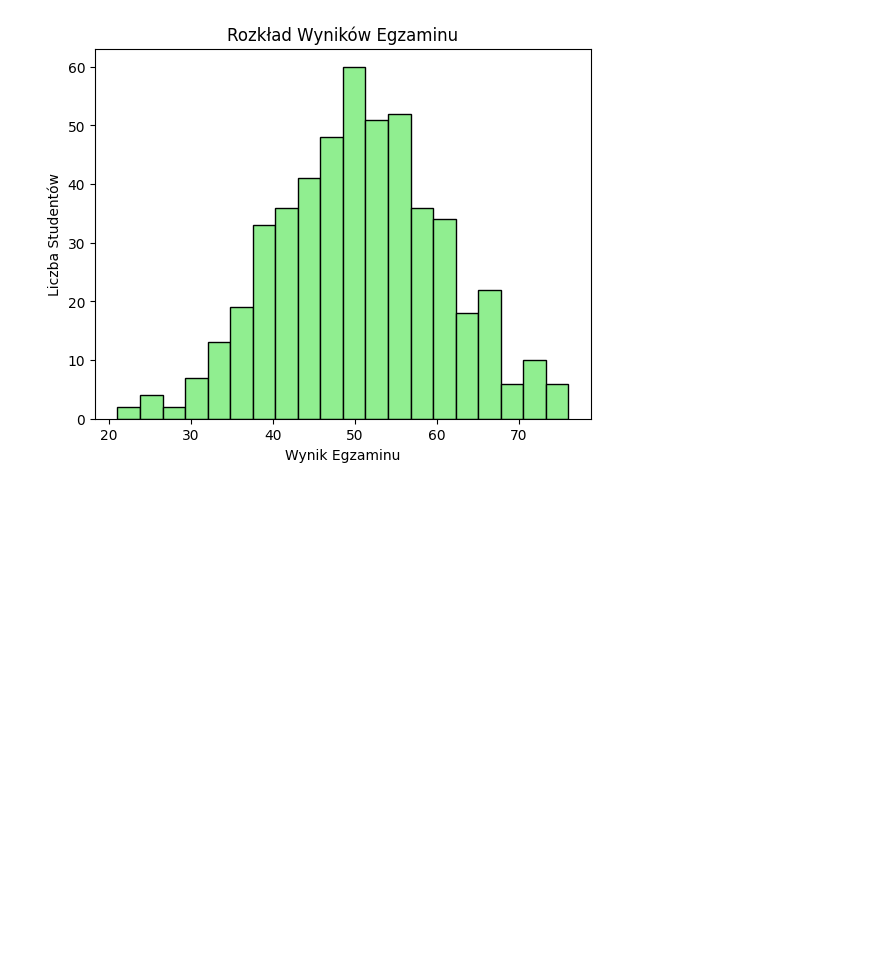
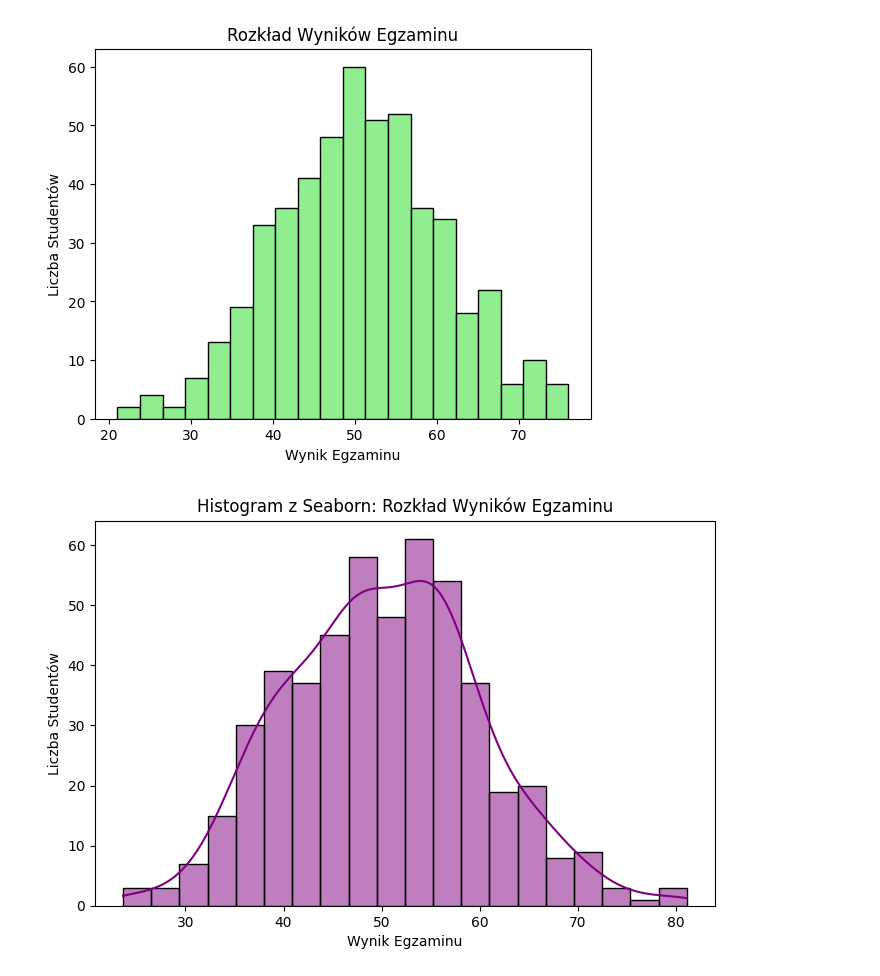
Before and after one commit to LPiskor/moje_projekty_ml, a Jupyter notebook: Wizualizacja_Danych.ipynb, the cells around one changed output. Cells and saved outputs as stored; diff of their text form; code cells hidden in the pictures; blank space fills up the shorter version.

Commit message:
Update: More excersies with data visualization with Matplotlib and Seaborn

```diff
--- a/Wizualizacja_Danych.ipynb
+++ b/Wizualizacja_Danych.ipynb
@@ -107,3 +107,15 @@ plt.ylabel("Liczba Studentów")
 # %% [output]
 Text(0, 0.5, 'Liczba Studentów')
 [figure]
+# %%
+#dane z poprzedniego histogramu
+dane_histogram = np.random.normal(loc=50, scale=10, size=500)
+
+plt.figure(figsize=(8, 5))
+sns.histplot(dane_histogram, bins=20, kde=True, color='purple') #kde=True dodaje estymację gęstości jądrowej
+plt.title("Histogram z Seaborn: Rozkład Wyników Egzaminu")
+plt.xlabel("Wynik Egzaminu")
+plt.ylabel("Liczba Studentów")
+plt.show()
+# %% [output]
+[figure, added]
```
Also changed, not shown: parts of 7 cells of this notebook.
